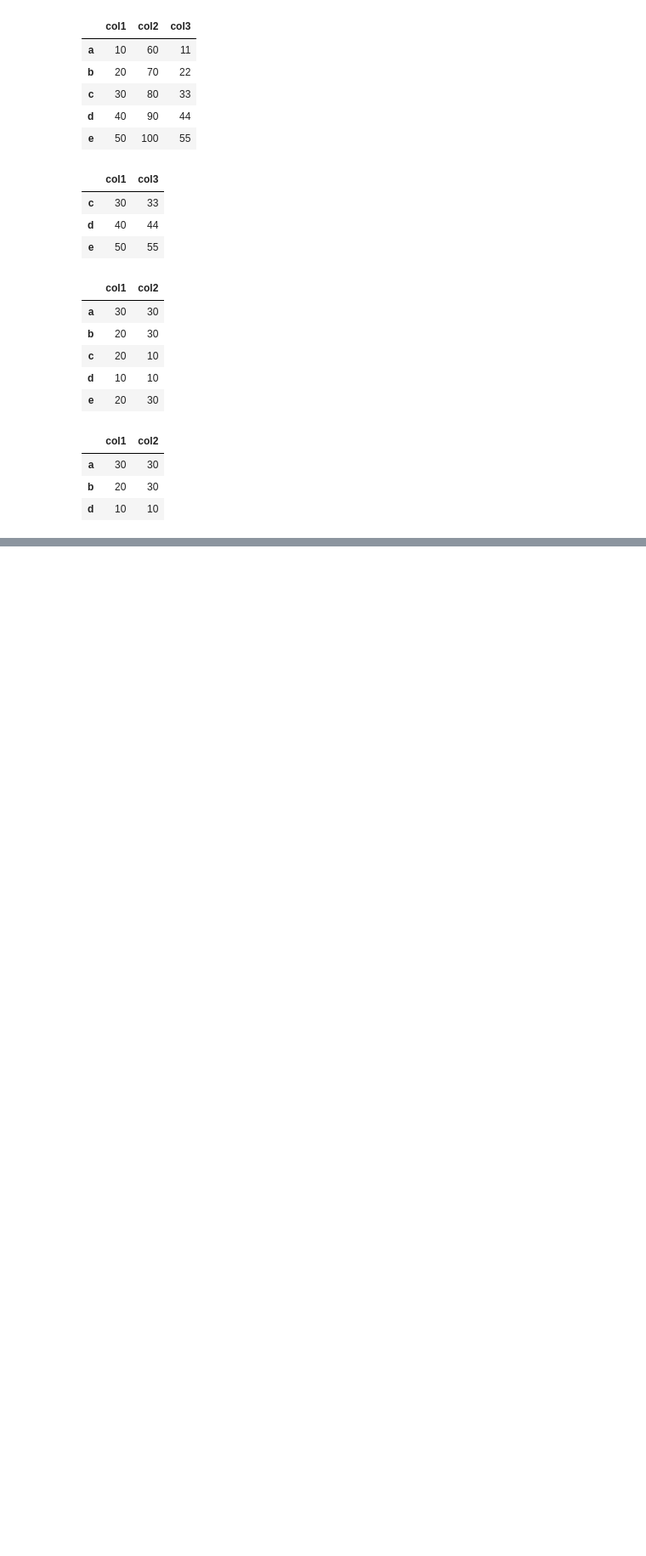
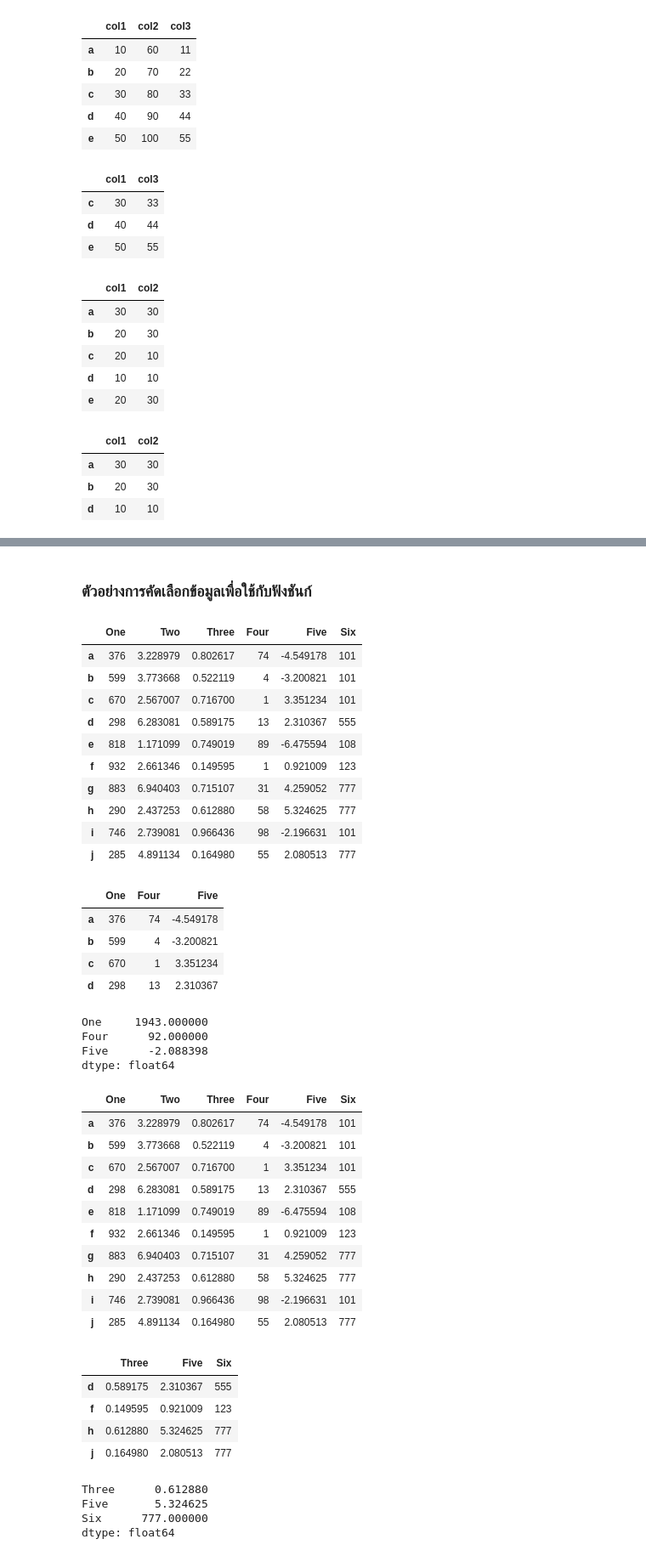
Before and after one commit to redrosekana/Python-Data-Science, a Jupyter notebook: panda-dataframe/main2.ipynb, the cells around one changed output, grey strips where cells are left out. Shown: that part at 85% size. Saved outputs shown, nothing was run; the diff lists cells and outputs as text; code cells hidden in the pictures; blank space fills up the shorter version.

Commit message:
success advance dataFrame

```diff
--- a/panda-dataframe/main2.ipynb
+++ b/panda-dataframe/main2.ipynb
@@ -576,0 +1178,56 @@ c13.truncate(before='c', after='e')
+# %% [markdown]
+### ตัวอย่างการคัดเลือกข้อมูลเพื่อใช้กับฟังชันก์
+# %%
+m5 = {   'One': np.random.randint(100, 1000, 10),
+         'Two': np.random.uniform(1, 10, 10),
+         'Three': np.random.rand(10),
+         'Four': np.random.randint(1, 100, 10),
+         'Five': np.random.uniform(-10, 10, 10),
+         'Six': np.random.choice([101, 555, 108, 123, 777], 10)
+     }
+
+m6 = pd.DataFrame(m5, index=list('abcdefghij'))
+
+display(m6 , m6.loc['a':'d', ['One', 'Four', 'Five']]  ,m6.loc['a':'d', ['One', 'Four', 'Five']].sum(axis=0))
+display(m6 , m6.iloc[3::2, [2, 4, 5]], m6.iloc[3::2, [2, 4, 5]].max())
+# %% [output]
+|  | One | Two | Three | Four | Five | Six |
+| a | 376 | 3.228979 | 0.802617 | 74 | -4.549178 | 101 |
+| b | 599 | 3.773668 | 0.522119 | 4 | -3.200821 | 101 |
+| c | 670 | 2.567007 | 0.716700 | 1 | 3.351234 | 101 |
+| d | 298 | 6.283081 | 0.589175 | 13 | 2.310367 | 555 |
+| e | 818 | 1.171099 | 0.749019 | 89 | -6.475594 | 108 |
+| f | 932 | 2.661346 | 0.149595 | 1 | 0.921009 | 123 |
+| g | 883 | 6.940403 | 0.715107 | 31 | 4.259052 | 777 |
+| h | 290 | 2.437253 | 0.612880 | 58 | 5.324625 | 777 |
+| i | 746 | 2.739081 | 0.966436 | 98 | -2.196631 | 101 |
+| j | 285 | 4.891134 | 0.164980 | 55 | 2.080513 | 777 |
+|  | One | Four | Five |
+| a | 376 | 74 | -4.549178 |
+| b | 599 | 4 | -3.200821 |
+| c | 670 | 1 | 3.351234 |
+| d | 298 | 13 | 2.310367 |
+One     1943.000000
+Four      92.000000
+Five      -2.088398
+dtype: float64
+|  | One | Two | Three | Four | Five | Six |
+| a | 376 | 3.228979 | 0.802617 | 74 | -4.549178 | 101 |
+| b | 599 | 3.773668 | 0.522119 | 4 | -3.200821 | 101 |
+| c | 670 | 2.567007 | 0.716700 | 1 | 3.351234 | 101 |
+| d | 298 | 6.283081 | 0.589175 | 13 | 2.310367 | 555 |
+| e | 818 | 1.171099 | 0.749019 | 89 | -6.475594 | 108 |
+| f | 932 | 2.661346 | 0.149595 | 1 | 0.921009 | 123 |
+| g | 883 | 6.940403 | 0.715107 | 31 | 4.259052 | 777 |
+| h | 290 | 2.437253 | 0.612880 | 58 | 5.324625 | 777 |
+| i | 746 | 2.739081 | 0.966436 | 98 | -2.196631 | 101 |
+| j | 285 | 4.891134 | 0.164980 | 55 | 2.080513 | 777 |
+|  | Three | Five | Six |
+| d | 0.589175 | 2.310367 | 555 |
+| f | 0.149595 | 0.921009 | 123 |
+| h | 0.612880 | 5.324625 | 777 |
+| j | 0.164980 | 2.080513 | 777 |
+Three      0.612880
+Five       5.324625
+Six      777.000000
+dtype: float64
```
Also changed, not shown: parts of 46 cells of this notebook.
